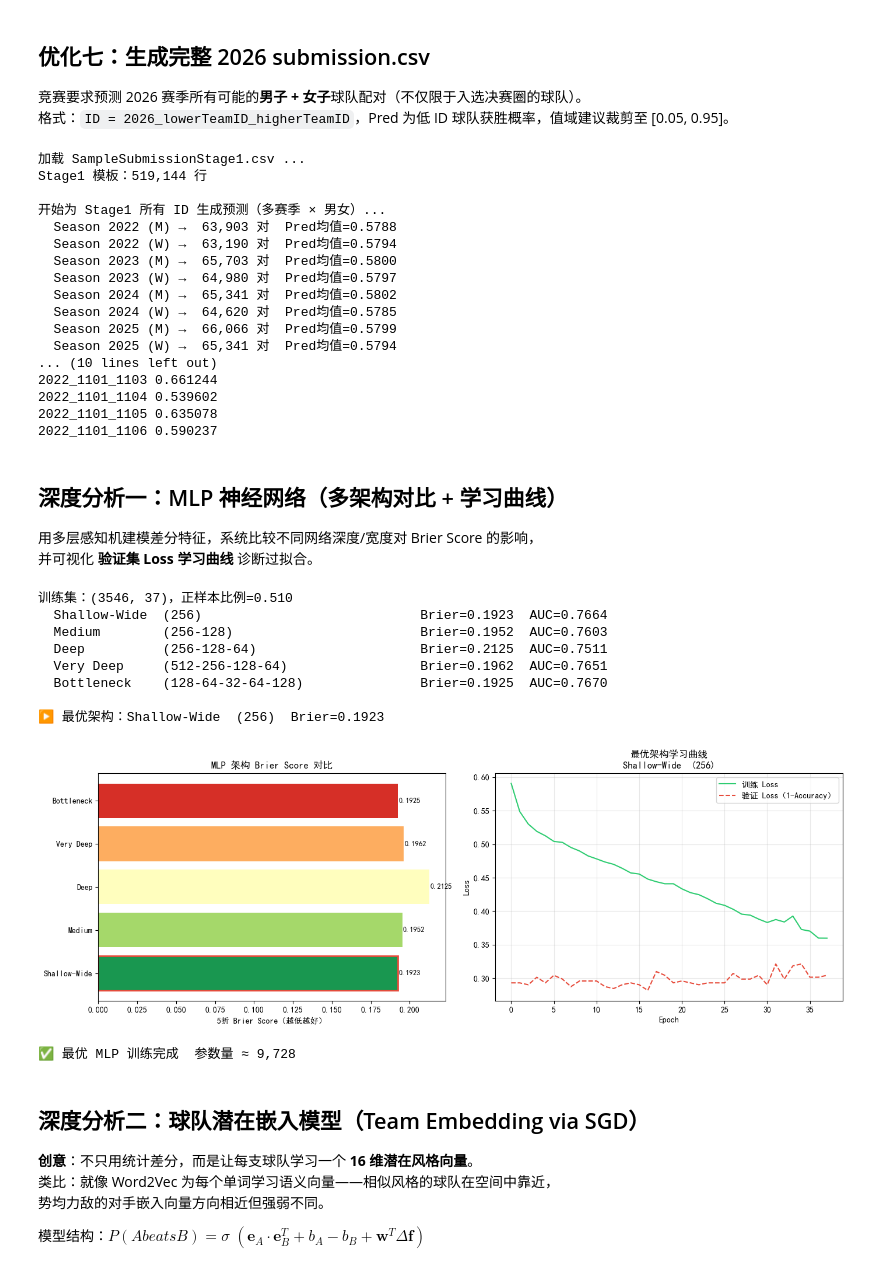
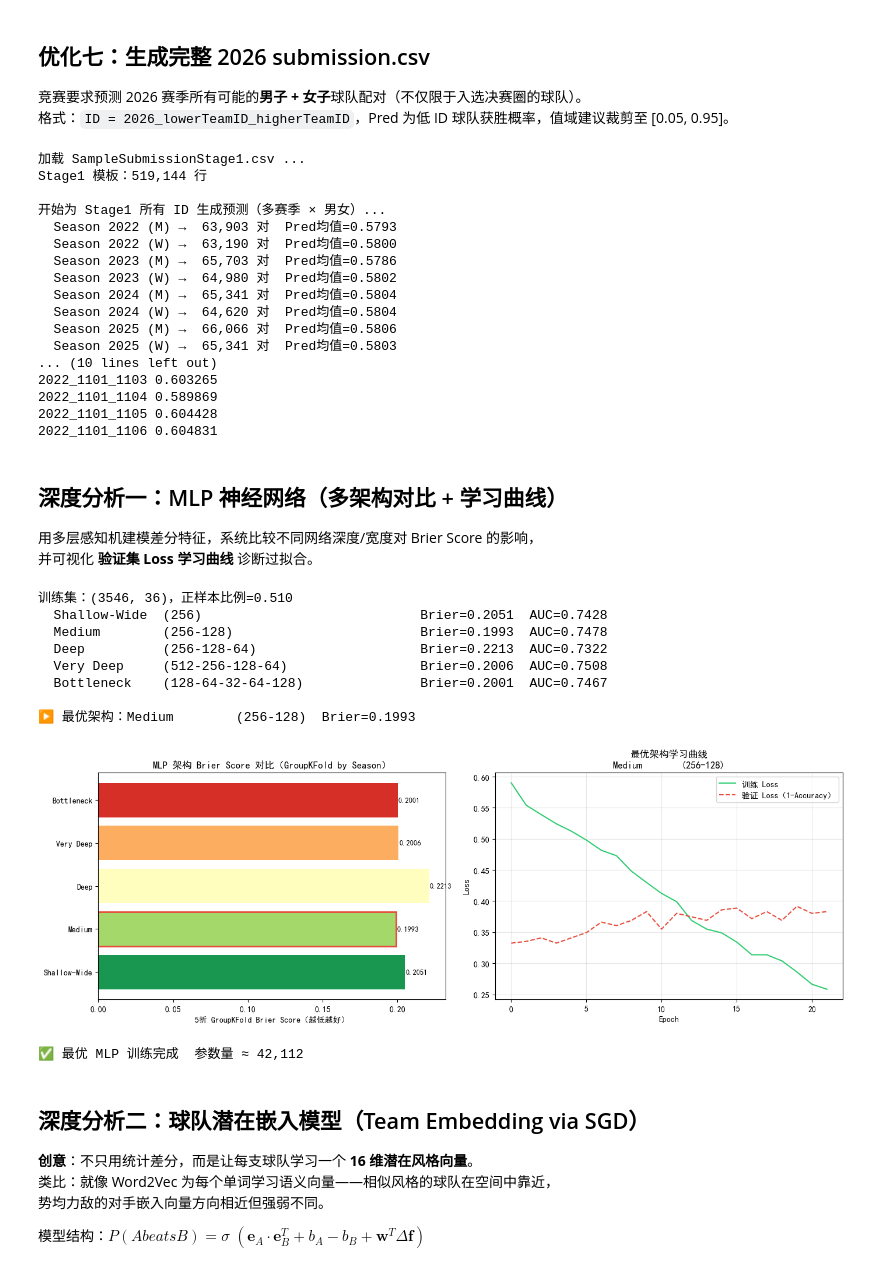
Before and after one commit to lingmingzi/NCAA2026, a Jupyter notebook: march_madness_feature_engineering.ipynb, the cells around one changed output. Drawn from its saved outputs; the diff is of its cells as text; code cells hidden in the pictures.

```diff
--- a/march_madness_feature_engineering.ipynb
+++ b/march_madness_feature_engineering.ipynb
@@ -625,7 +625,7 @@ m_coach_feat.head(3)
 ## 第九节：联盟强度特征（Conference Strength Index）
 # %%
 def build_conference_strength(team_stats, team_conf, gender='M'):
-    """计算每个联盟的赛季强度指数"""
+    """计算每个联盟的赛季强度指数（per-season 归一化，避免跨赛季泄漏）"""
     df = team_stats.merge(team_conf, on=['Season', 'TeamID'], how='left')
     conf_strength = df.groupby(['Season', 'ConfAbbrev']).agg(
         ConfAvgWinRate=('WinRate', 'mean'),
@@ -634,13 +634,11 @@ def build_conference_strength(team_stats, team_conf, gender='M'):
         ConfAvgDefEff=('DefEff', 'mean'),
         ConfTeamCount=('TeamID', 'nunique'),
     ).reset_index()
-    # 归一化后综合指数
-    from sklearn.preprocessing import MinMaxScaler
-    scaler = MinMaxScaler()
+    # per-season 百分位排名归一化（只用当赛季数据，不泄漏未来赛季信息）
     idx_cols = ['ConfAvgWinRate', 'ConfAvgScoreDiff', 'ConfAvgOffEff']
-    conf_strength[['WR_norm', 'SD_norm', 'OE_norm']] = scaler.fit_transform(
-        conf_strength[idx_cols].fillna(0)
-    )
+    norm_names = ['WR_norm', 'SD_norm', 'OE_norm']
+    for col, norm_col in zip(idx_cols, norm_names):
+        conf_strength[norm_col] = conf_strength.groupby('Season')[col].rank(pct=True)
     conf_strength['ConfStrengthIndex'] = (
         conf_strength['WR_norm'] * 0.4 +
         conf_strength['SD_norm'] * 0.4 +
@@ -1106,12 +1102,12 @@ Series([], Name: count, dtype: int64)
 - 种子组：保留 `SeedNum`，删除 `TourneyAvgSeed`、`SeedWinRate`（与 SeedNum 相关 > 0.97）
 # %%
 # 去除高度共线的冗余特征
+# 注：Cell 10 修改后 tourney_hist 仅含 TourneyApps/TourneyWins/TourneyWinRate，
+#     旧列（TourneyAvgRound/SweetSixteen/FinalFour/AvgSeed）已不存在。
 DROP_FEATURES = [
     'RankMean', 'RankMedian',         # 保留 AvgRankPct
     'ScoreDiff',                       # 保留 NetEff
-    'TourneyAvgRound',                 # 保留 TourneyMaxRound
-    'TourneySweetSixteen', 'TourneyFinalFour',  # 保留 TourneyWinRate
-    'TourneyAvgSeed', 'SeedWinRate',   # 保留 SeedNum
+    'SeedWinRate',                     # 保留 SeedNum（SeedWinRate 使用全历史有泄漏风险）
     'Poss',                            # 派生量，已包含在OffEff中
     'Wins',                            # 保留 WinRate
     'PtsFor', 'PtsAgainst',            # 保留 NetEff
@@ -1810,19 +1809,19 @@ print(submission_stage1.head(5).to_string(index=False))
 Stage1 模板：519,144 行
 
 开始为 Stage1 所有 ID 生成预测（多赛季 × 男女）...
-  Season 2022 (M) →  63,903 对  Pred均值=0.5788
-  Season 2022 (W) →  63,190 对  Pred均值=0.5794
-  Season 2023 (M) →  65,703 对  Pred均值=0.5800
-  Season 2023 (W) →  64,980 对  Pred均值=0.5797
-  Season 2024 (M) →  65,341 对  Pred均值=0.5802
-  Season 2024 (W) →  64,620 对  Pred均值=0.5785
-  Season 2025 (M) →  66,066 对  Pred均值=0.5799
-  Season 2025 (W) →  65,341 对  Pred均值=0.5794
+  Season 2022 (M) →  63,903 对  Pred均值=0.5793
+  Season 2022 (W) →  63,190 对  Pred均值=0.5800
+  Season 2023 (M) →  65,703 对  Pred均值=0.5786
+  Season 2023 (W) →  64,980 对  Pred均值=0.5802
+  Season 2024 (M) →  65,341 对  Pred均值=0.5804
+  Season 2024 (W) →  64,620 对  Pred均值=0.5804
+  Season 2025 (M) →  66,066 对  Pred均值=0.5806
+  Season 2025 (W) →  65,341 对  Pred均值=0.5803
 ... (10 lines left out)
-2022_1101_1103 0.661244
-2022_1101_1104 0.539602
-2022_1101_1105 0.635078
-2022_1101_1106 0.590237
+2022_1101_1103 0.603265
+2022_1101_1104 0.589869
+2022_1101_1105 0.604428
+2022_1101_1106 0.604831
 # %% [markdown]
 ## 深度分析一：MLP 神经网络（多架构对比 + 学习曲线）
 
@@ -1832,7 +1831,7 @@ Stage1 模板：519,144 行
 from sklearn.neural_network import MLPClassifier
 from sklearn.preprocessing import StandardScaler
 from sklearn.pipeline import Pipeline
-from sklearn.model_selection import StratifiedKFold
+from sklearn.model_selection import GroupKFold
 from sklearn.metrics import brier_score_loss, roc_auc_score
 from sklearn.base import clone
 import warnings
@@ -1841,6 +1840,7 @@ warnings.filterwarnings('ignore')
 # ── 数据准备（合并 M+W，已在优化六中构建）────────────────────────────
 X_nn = X_combined.copy()
 y_nn = y_combined.copy()
+groups_nn = groups_combined  # Season 分组（来自 Cell 44）
 print(f"训练集：{X_nn.shape}，正样本比例={y_nn.mean():.3f}")
 
 # ── 多种 MLP 架构定义 ─────────────────────────────────────────────
@@ -1852,7 +1852,7 @@ architectures = {
     'Bottleneck    (128-64-32-64-128)':(128, 64, 32, 64, 128),
 }
 
-cv5 = StratifiedKFold(n_splits=5, shuffle=True, random_state=42)
+gkf_nn = GroupKFold(n_splits=5)
 arch_results = {}
 
 for arch_name, hidden in architectures.items():
@@ -1872,7 +1872,7 @@ for arch_name, hidden in architectures.items():
         ))
     ])
     briers, aucs = [], []
-    for tr_idx, val_idx in cv5.split(X_nn, y_nn):
+    for tr_idx, val_idx in gkf_nn.split(X_nn, y_nn, groups=groups_nn):
         m = clone(pipe)
         m.fit(X_nn.iloc[tr_idx], y_nn.iloc[tr_idx])
         p = m.predict_proba(X_nn.iloc[val_idx])[:, 1]
@@ -1901,44 +1901,44 @@ fig, axes = plt.subplots(1, 2, figsize=(14, 5))
 arch_names_short = [k.split('(')[0].strip() for k in arch_results]
 brier_vals = [arch_results[k]['Brier'] for k in arch_results]
 auc_vals   = [arch_results[k]['AUC']   for k in arch_results]
 
 colors_arch = plt.cm.RdYlGn_r(np.linspace(0.1, 0.9, len(arch_names_short)))
 bars = axes[0].barh(arch_names_short, brier_vals, color=colors_arch)
-axes[0].set_xlabel('5折 Brier Score（越低越好）')
-axes[0].set_title('MLP 架构 Brier Score 对比')
+axes[0].set_xlabel('5折 GroupKFold Brier Score（越低越好）')
+axes[0].set_title('MLP 架构 Brier Score 对比（GroupKFold by Season）')
 for bar, v in zip(bars, brier_vals):
     axes[0].text(v + 0.0005, bar.get_y() + bar.get_height()/2,
                  f'{v:.4f}', va='center', fontsize=9)
 best_idx = brier_vals.index(min(brier_vals))
 bars[best_idx].set_edgecolor('#e74c3c')
 bars[best_idx].set_linewidth(2)
 
 # 图2：最优模型训练 loss 曲线
 if hasattr(mlp_estimator, 'loss_curve_'):
     axes[1].plot(mlp_estimator.loss_curve_,    color='#2ecc71', label='训练 Loss')
 if hasattr(mlp_estimator, 'validation_scores_') and mlp_estimator.validation_scores_:
     val_loss = 1 - np.array(mlp_estimator.validation_scores_)
     axes[1].plot(val_loss, color='#e74c3c', linestyle='--', label='验证 Loss（1-Accuracy）')
 axes[1].set_xlabel('Epoch')
 axes[1].set_ylabel('Loss')
 axes[1].set_title(f'最优架构学习曲线\n{best_arch}')
 axes[1].legend()
 axes[1].grid(alpha=0.3)
 
 plt.tight_layout()
 plt.show()
 print(f"\n✅ 最优 MLP 训练完成  参数量 ≈ {sum(w.size for w in mlp_estimator.coefs_):,}")
 # %% [output]
-训练集：(3546, 37)，正样本比例=0.510
-  Shallow-Wide  (256)                            Brier=0.1923  AUC=0.7664
-  Medium        (256-128)                        Brier=0.1952  AUC=0.7603
-  Deep          (256-128-64)                     Brier=0.2125  AUC=0.7511
-  Very Deep     (512-256-128-64)                 Brier=0.1962  AUC=0.7651
-  Bottleneck    (128-64-32-64-128)               Brier=0.1925  AUC=0.7670
+训练集：(3546, 36)，正样本比例=0.510
+  Shallow-Wide  (256)                            Brier=0.2051  AUC=0.7428
+  Medium        (256-128)                        Brier=0.1993  AUC=0.7478
+  Deep          (256-128-64)                     Brier=0.2213  AUC=0.7322
+  Very Deep     (512-256-128-64)                 Brier=0.2006  AUC=0.7508
+  Bottleneck    (128-64-32-64-128)               Brier=0.2001  AUC=0.7467
 
-▶ 最优架构：Shallow-Wide  (256)  Brier=0.1923
+▶ 最优架构：Medium        (256-128)  Brier=0.1993
-[figure, old version]
+[figure, new version]
-✅ 最优 MLP 训练完成  参数量 ≈ 9,728
+✅ 最优 MLP 训练完成  参数量 ≈ 42,112
 # %% [markdown]
 ## 深度分析二：球队潜在嵌入模型（Team Embedding via SGD）
 
```
Also changed, not shown: parts of 25 cells of this notebook, 32 other files.
